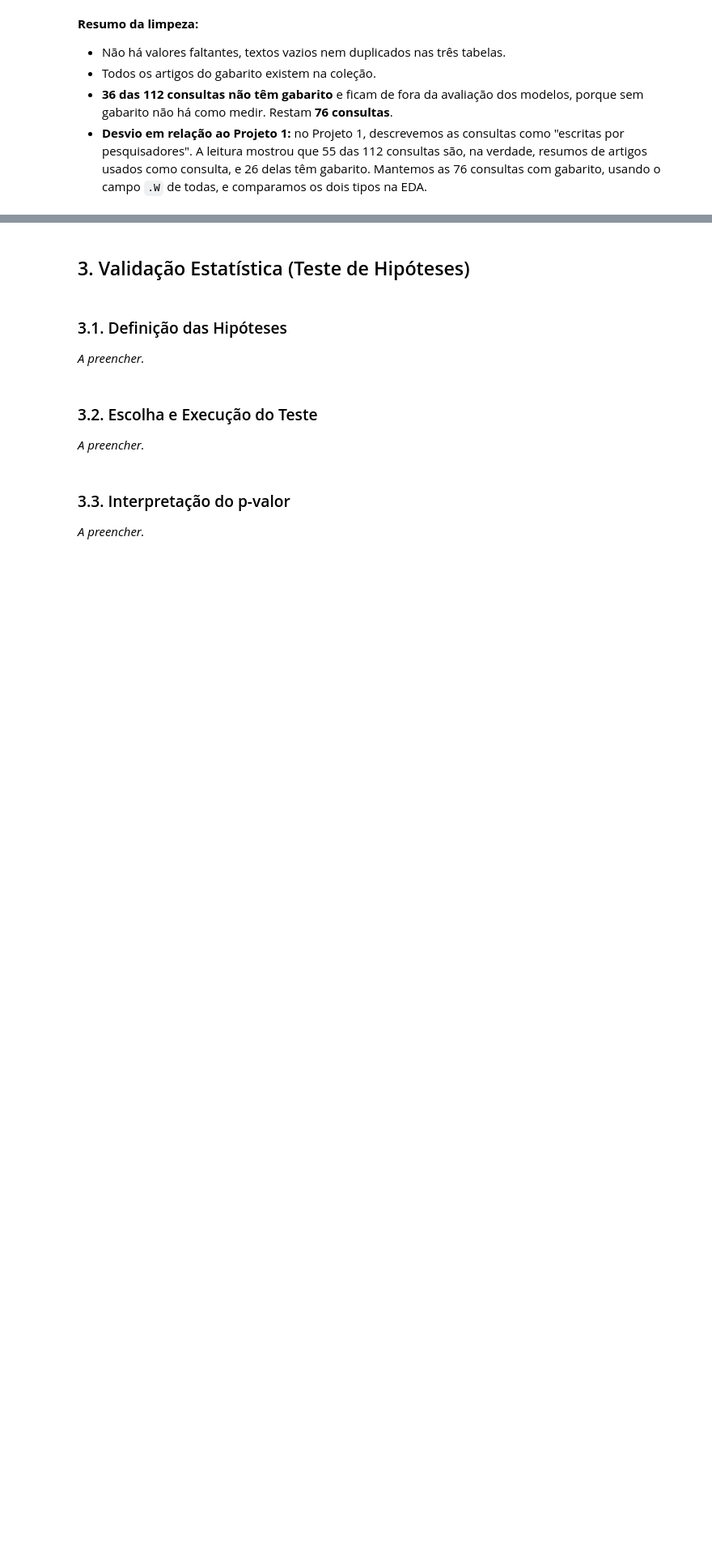
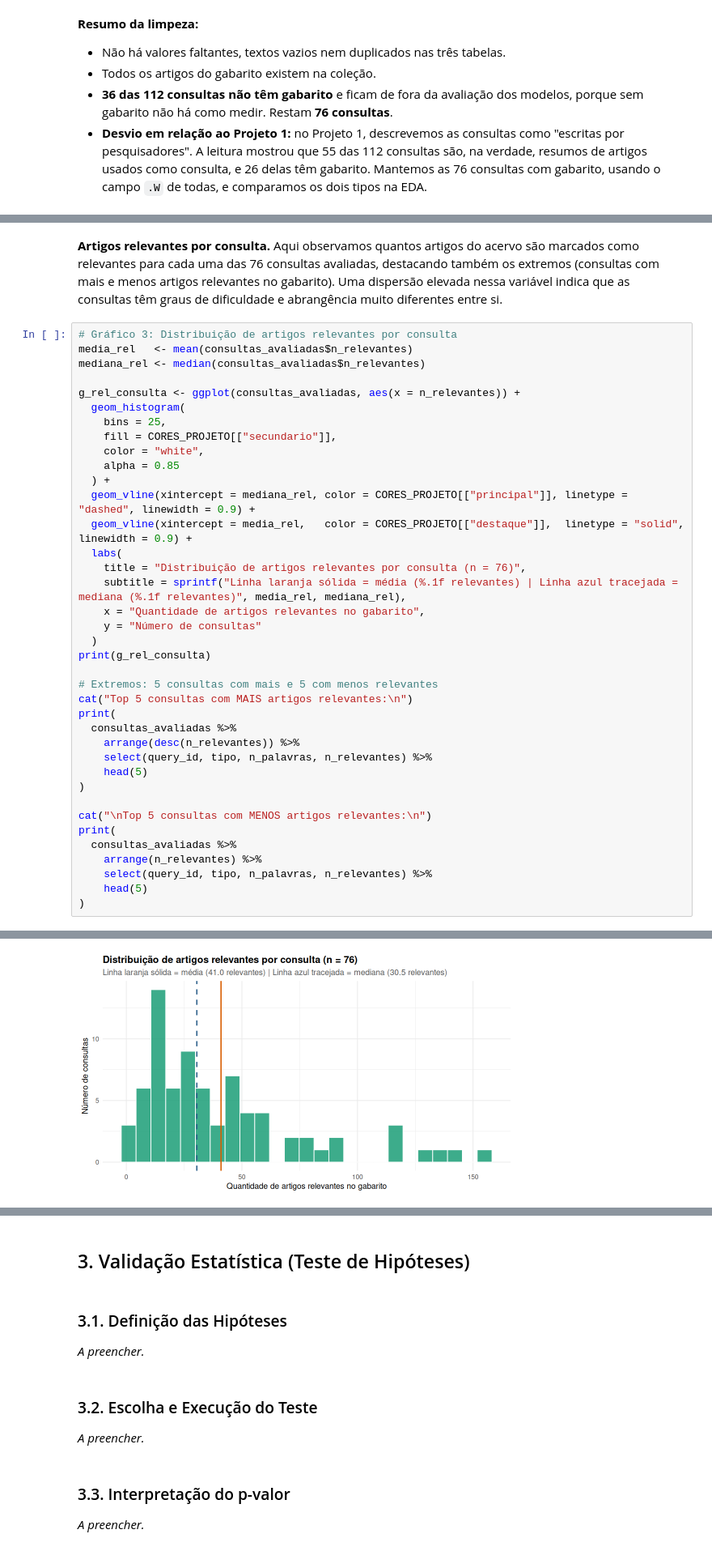
Before and after one commit to philipsantiagoo/acervo-rank, a Jupyter notebook: notebooks/analise.ipynb, the cells around one changed output, grey strips where cells are left out. Shown at 81% size. Saved outputs shown, nothing was run; the diff lists cells and outputs as text; blank space fills up the shorter version.

```diff
--- a/notebooks/analise.ipynb
+++ b/notebooks/analise.ipynb
@@ -220,0 +486,41 @@ table(tipo = consultas$tipo, tem_gabarito = consultas$tem_gabarito)
+# %% [markdown]
+**Artigos relevantes por consulta.** Aqui observamos quantos artigos do acervo são marcados como relevantes para cada uma das 76 consultas avaliadas, destacando também os extremos (consultas com mais e menos artigos relevantes no gabarito). Uma dispersão elevada nessa variável indica que as consultas têm graus de dificuldade e abrangência muito diferentes entre si.
+# %%
+# Gráfico 3: Distribuição de artigos relevantes por consulta
+media_rel   <- mean(consultas_avaliadas$n_relevantes)
+mediana_rel <- median(consultas_avaliadas$n_relevantes)
+
+g_rel_consulta <- ggplot(consultas_avaliadas, aes(x = n_relevantes)) +
+  geom_histogram(
+    bins = 25,
+    fill = CORES_PROJETO[["secundario"]],
+    color = "white",
+    alpha = 0.85
+  ) +
+  geom_vline(xintercept = mediana_rel, color = CORES_PROJETO[["principal"]], linetype = "dashed", linewidth = 0.9) +
+  geom_vline(xintercept = media_rel,   color = CORES_PROJETO[["destaque"]],  linetype = "solid",  linewidth = 0.9) +
+  labs(
+    title = "Distribuição de artigos relevantes por consulta (n = 76)",
+    subtitle = sprintf("Linha laranja sólida = média (%.1f relevantes) | Linha azul tracejada = mediana (%.1f relevantes)", media_rel, mediana_rel),
+    x = "Quantidade de artigos relevantes no gabarito",
+    y = "Número de consultas"
+  )
+print(g_rel_consulta)
+
+# Extremos: 5 consultas com mais e 5 com menos relevantes
+cat("Top 5 consultas com MAIS artigos relevantes:\n")
+print(
+  consultas_avaliadas %>%
+    arrange(desc(n_relevantes)) %>%
+    select(query_id, tipo, n_palavras, n_relevantes) %>%
+    head(5)
+)
+
+cat("\nTop 5 consultas com MENOS artigos relevantes:\n")
+print(
+  consultas_avaliadas %>%
+    arrange(n_relevantes) %>%
+    select(query_id, tipo, n_palavras, n_relevantes) %>%
+    head(5)
+)
+# %% [output]
@@ -220,0 +542 @@ table(tipo = consultas$tipo, tem_gabarito = consultas$tem_gabarito)
+[figure, added]
```
Also changed, not shown: parts of 22 cells of this notebook.
